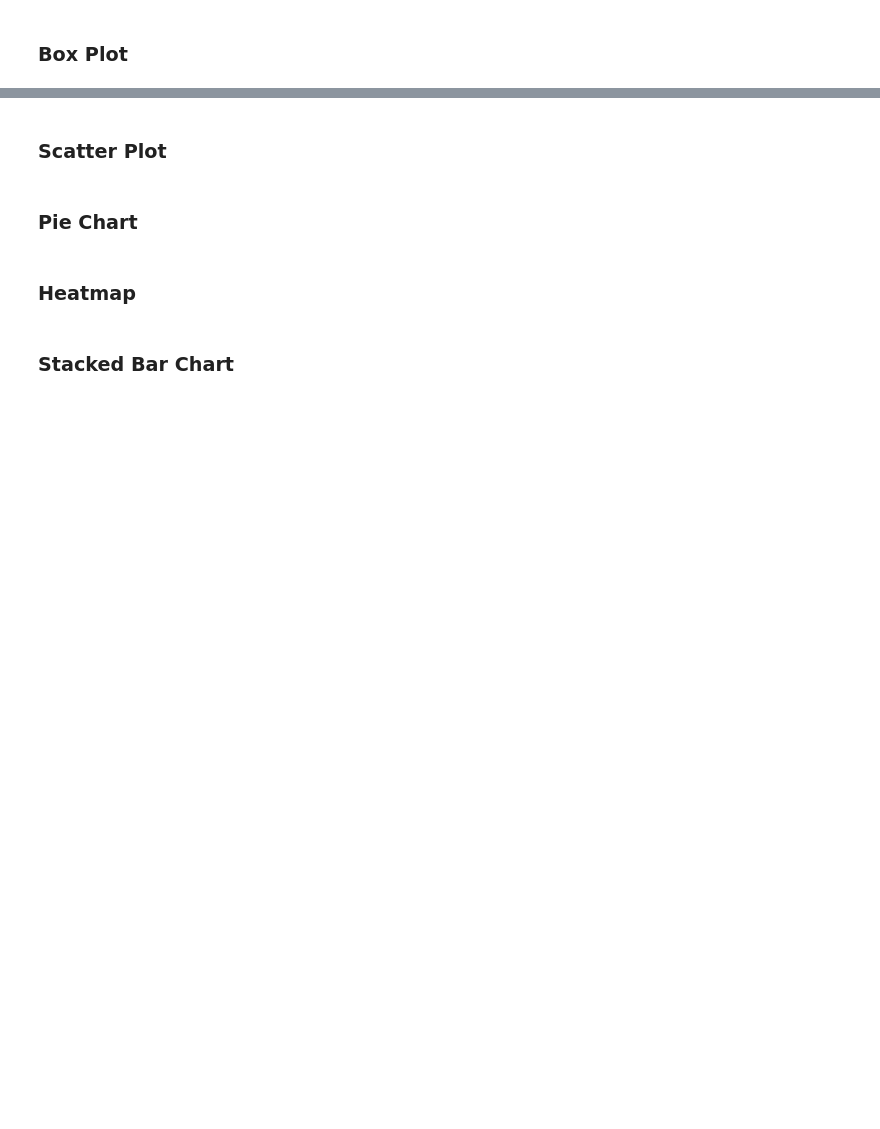
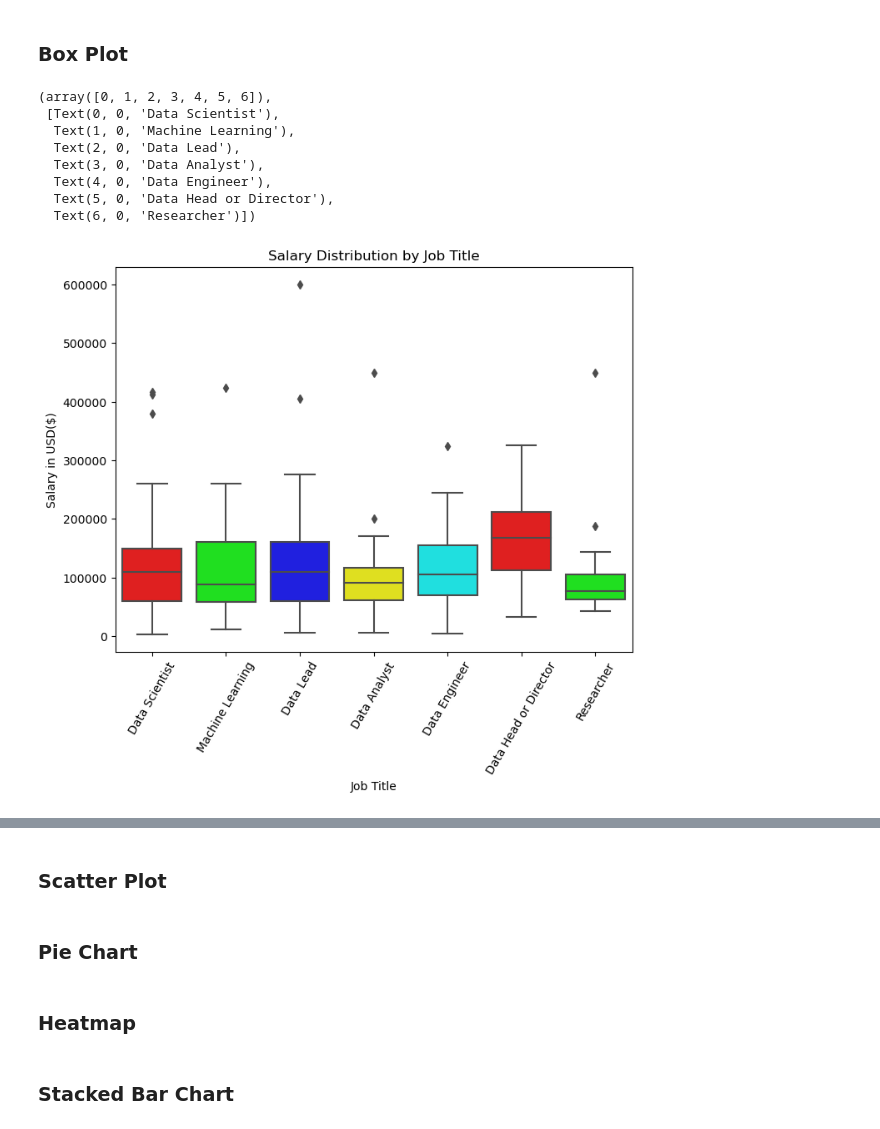
Before and after one commit to KimKarydas/Data-Science-Job-Salaries, a Jupyter notebook: Data_Science_Salaries.ipynb, the cells around one changed output, grey strips where cells are left out. Cells and saved outputs as stored; diff of their text form; code cells hidden in the pictures; blank space fills up the shorter version.

```diff
--- a/Data_Science_Salaries.ipynb
+++ b/Data_Science_Salaries.ipynb
@@ -175,0 +235,23 @@ plt.legend()
+# %%
+#Salary distrib by job type
+# Generate a custom color palette
+num_categories = len(df['cluster_job_title'].unique())
+custom_palette = ["#FF0000", "#00FF00", "#0000FF", "#FFFF00", "#00FFFF"]
+
+# Create a boxplot
+plt.figure(figsize=(8, 6))
+sns.boxplot(data=df, x='cluster_job_title', y='salary_in_usd', palette=custom_palette)
+plt.xlabel('Job Title')
+plt.ylabel('Salary in USD($)')
+plt.title('Salary Distribution by Job Title')
+plt.xticks(rotation=60)
+# %% [output]
+(array([0, 1, 2, 3, 4, 5, 6]),
+ [Text(0, 0, 'Data Scientist'),
+  Text(1, 0, 'Machine Learning'),
+  Text(2, 0, 'Data Lead'),
+  Text(3, 0, 'Data Analyst'),
+  Text(4, 0, 'Data Engineer'),
+  Text(5, 0, 'Data Head or Director'),
+  Text(6, 0, 'Researcher')])
+[figure, added]
```
Also changed, not shown: parts of 15 cells of this notebook.
